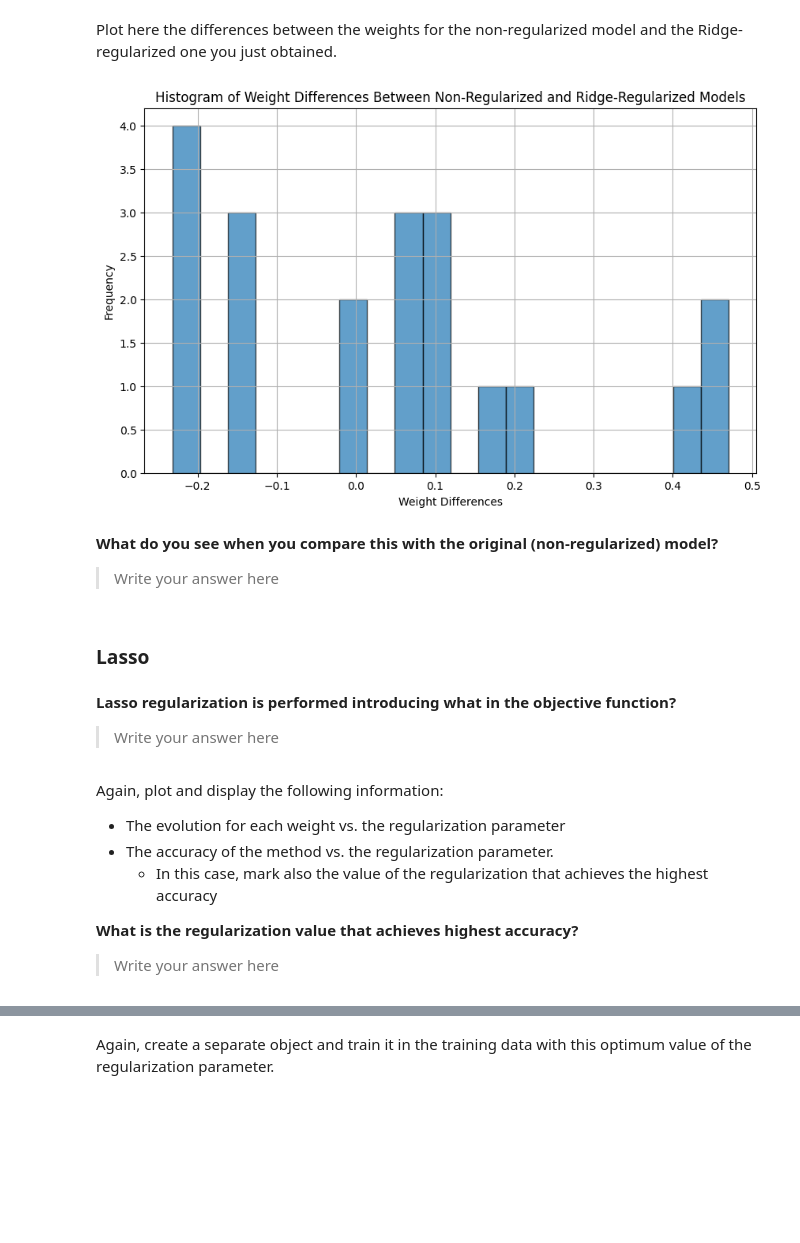
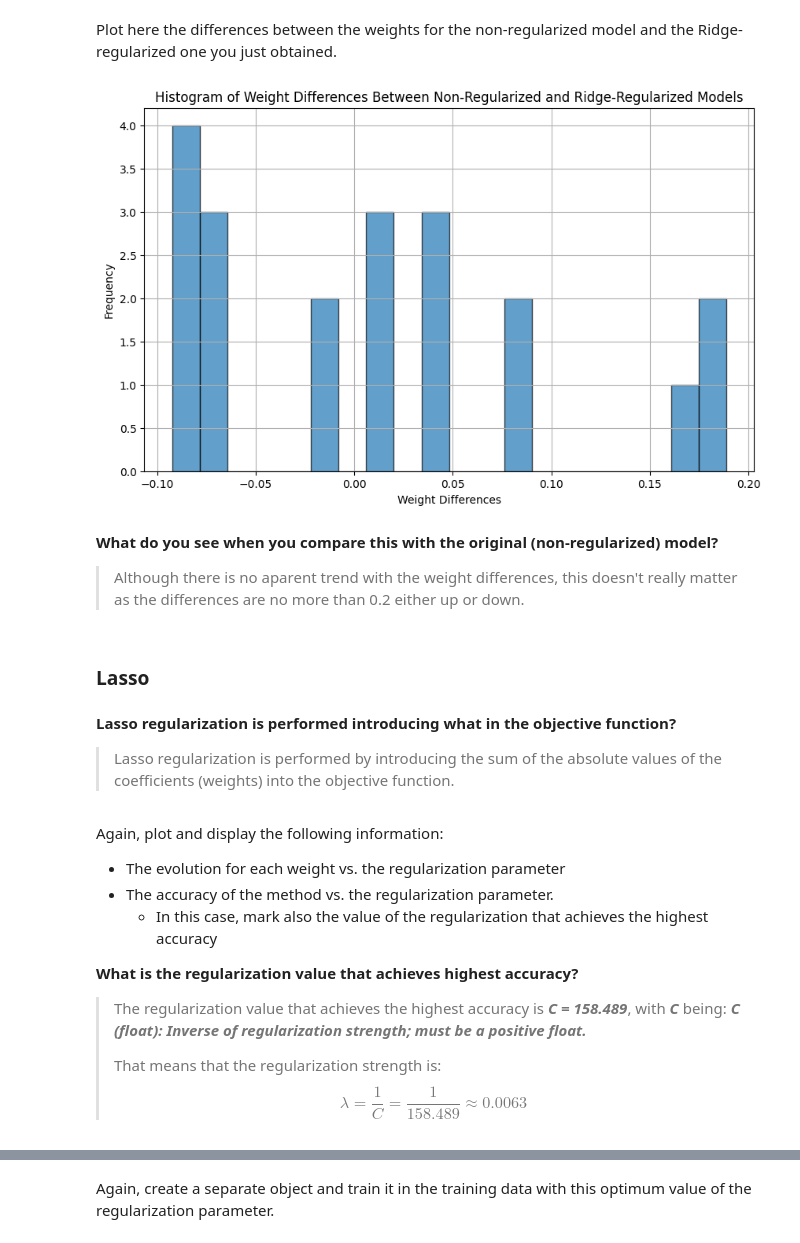
Before and after one commit to ICAI-IMAT-ML/p2-5-Jandres321, a Jupyter notebook: notebook/Lab2_5_LogisticRegression_and_regularization.ipynb, the cells around one changed output, grey strips where cells are left out. Drawn from its saved outputs; the diff is of its cells as text; code cells hidden in the pictures; blank space fills up the shorter version.

```diff
--- a/notebook/Lab2_5_LogisticRegression_and_regularization.ipynb
+++ b/notebook/Lab2_5_LogisticRegression_and_regularization.ipynb
@@ -323,7 +323,7 @@ LogReg_optimum_C_Ridge.fit(X_train, y_train,
                            learning_rate = learning_rate,
                            num_iterations = num_iterations,
                            penalty = 'ridge',
-                           C = 1000.0)  # Use the optimum C value found earlier
+                           C = optimum_C)  # Use the optimum C value found earlier
 # %% [markdown]
 Obtain the predictive probabilities for the `y_test`and apply the `classification_report` to check out the results.
 # %%
@@ -343,32 +343,31 @@ classification_report(y_test, y_test_prob, 1)
 # %% [markdown]
 Plot here the differences between the weights for the non-regularized model and the Ridge-regularized one you just obtained.
 # %%
-# Assuming you have the weights of the non-regularized model and the Ridge-regularized model
-non_regularized_weights = weights_evolution[0]  # Assuming the first set of weights is from the non-regularized model
-ridge_regularized_weights = weights_evolution[-1]  # Assuming the last set of weights is from the Ridge-regularized model
+non_regularized_weights = LogReg.weights
+ridge_regularized_weights = LogReg_optimum_C_Ridge.weights
 
 # Calculate the differences between the weights
 weight_differences = non_regularized_weights - ridge_regularized_weights
 
 # Plot the histogram of the differences
 plt.figure(figsize=(10, 6))
 plt.hist(weight_differences, bins=20, edgecolor='k', alpha=0.7)
 plt.xlabel('Weight Differences')
 plt.ylabel('Frequency')
 plt.title('Histogram of Weight Differences Between Non-Regularized and Ridge-Regularized Models')
 plt.grid(True)
 plt.show()
 # %% [output]
-[figure, old version]
+[figure, new version]
 # %% [markdown]
 **What do you see when you compare this with the original (non-regularized) model?**
 
-> Write your answer here
+> Although there is no aparent trend with the weight differences, this doesn't really matter as the differences are no more than 0.2 either up or down.
 # %% [markdown]
 ### Lasso
 # %% [markdown]
 **Lasso regularization is performed introducing what in the objective function?**
 
-> Write your answer here
+> Lasso regularization is performed by introducing the sum of the absolute values of the coefficients (weights) into the objective function.
 # %%
 # We will perform regularization for different values of the regularization parameter
@@ -386,7 +385,9 @@ Again, plot and display the following information:
     - In this case, mark also the value of the regularization that achieves the highest accuracy
 
 **What is the regularization value that achieves highest accuracy?**
-> Write your answer here
+> The regularization value that achieves the highest accuracy is ***C = 158.489***, with ***C*** being: ***C (float): Inverse of regularization strength; must be a positive float.***
+>
+> That means that the regularization strength is: $$ \lambda = \frac{1}{C} = \frac{1}{158.489} \approx 0.0063 $$
 # %%
 # Assuming the LogisticRegressor class and dataset are prepared
 for C in C_values:
```
Also changed, not shown: parts of 24 cells of this notebook.
